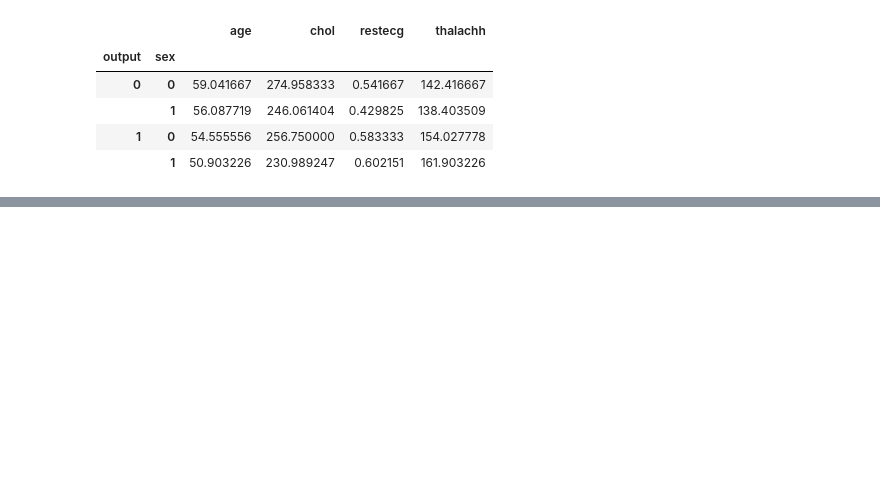
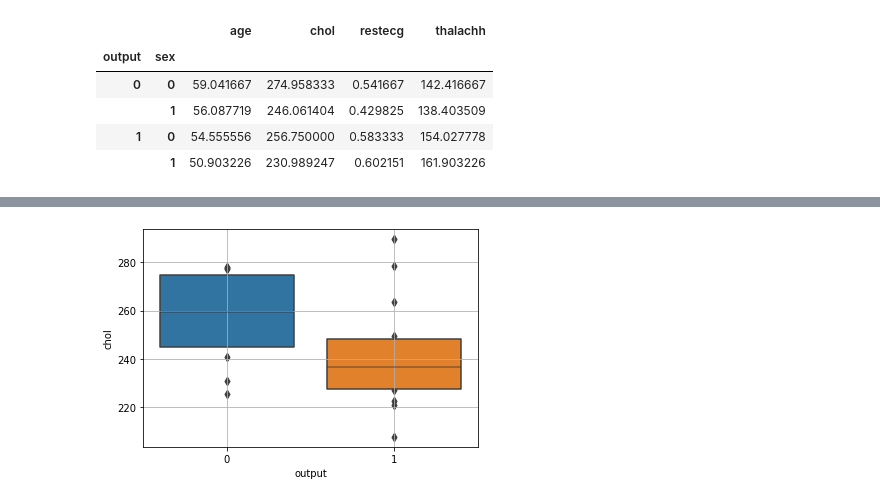
Before and after one commit to SharanKalyan/Heart-attack-predctions, a Jupyter notebook: Analysis.ipynb, the cells around one changed output, grey strips where cells are left out. Drawn from its saved outputs; the diff is of its cells as text; code cells hidden in the pictures; blank space fills up the shorter version.

```diff
--- a/Analysis.ipynb
+++ b/Analysis.ipynb
@@ -361,0 +383,2 @@ pd.DataFrame(df.groupby(['output','sex']).mean()[['age','chol','restecg','thalac
+# %%
+exag_out_cp_chol = pd.DataFrame(df.groupby(['output','exng','cp','sex']).mean()['chol'])
@@ -361,0 +406,18 @@ pd.DataFrame(df.groupby(['output','sex']).mean()[['age','chol','restecg','thalac
+# %%
+op = []
+for i in exag_out_cp_chol.index:
+    op.append(i[0])
+exg = []
+for i in exag_out_cp_chol.index:
+    exg.append(i[1])
+cp = []
+for i in exag_out_cp_chol.index:
+    cp.append(i[2])
+mf = []
+for i in exag_out_cp_chol.index:
+    mf.append(i[3])
+# %%
+exag_out_cp_chol['output'] = op
+exag_out_cp_chol['exang'] = exg
+exag_out_cp_chol['chest_pain'] = cp
+exag_out_cp_chol['sex'] = mf
@@ -361,0 +445,6 @@ pd.DataFrame(df.groupby(['output','sex']).mean()[['age','chol','restecg','thalac
+# %%
+sns.boxenplot(exag_out_cp_chol.output , exag_out_cp_chol.chol)
+plt.grid()
+plt.show()
+# %% [output]
+[figure, added]
```
Also changed, not shown: parts of 12 cells of this notebook.
